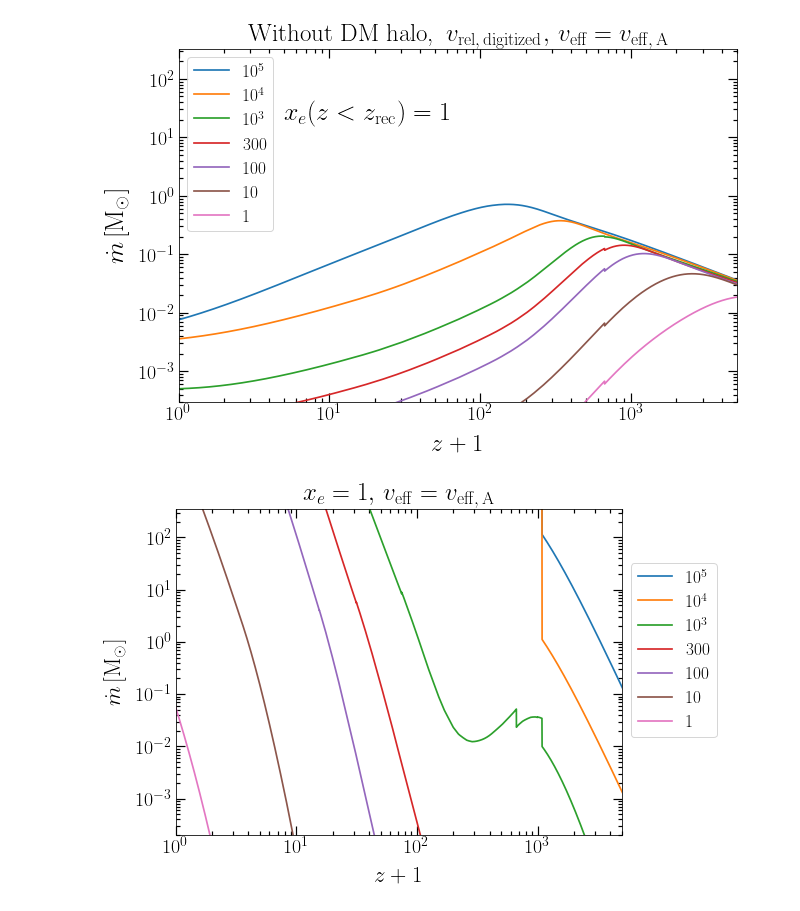
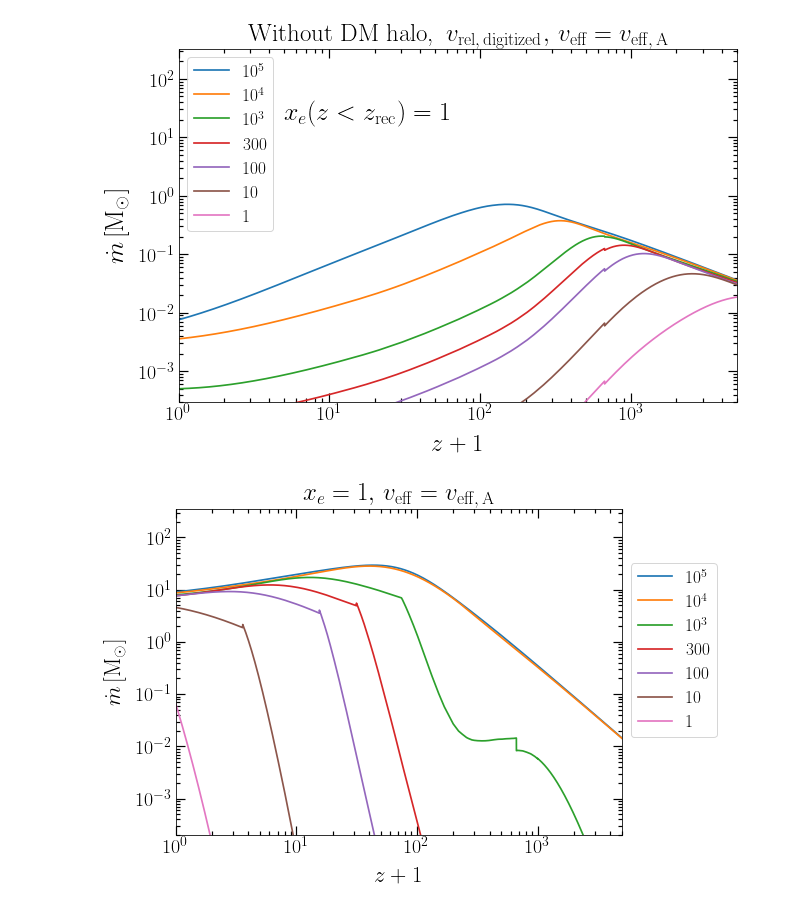
Before and after one commit to pratibhajangra591/project-2, a Jupyter notebook: m_dot.ipynb, the cells around one changed output. Drawn from its saved outputs; the diff is of its cells as text; code cells hidden in the pictures.

```diff
--- a/m_dot.ipynb
+++ b/m_dot.ipynb
@@ -168,6 +168,9 @@ def m_dot_DMhalo_veffA(z, m):
             return  c_s(z) * np.sqrt(1 + (Mach_number(z)**2))
 
 
+    def M_halo(z, m):
+            return 3 * y * (((1+z)/1000)**(-1))
+
 
 
     def β_cap(z, m):
@@ -176,7 +179,7 @@ def m_dot_DMhalo_veffA(z, m):
                 return 1
             else:
                 return e_fraction
-        return  1e-4 * y * (((1+z)/1000)**(3/2)) *  (((5.74e3 * (yr/pc))/v_eff(z))**3) * (0.257 + 1.45 * (x_e(z)/0.01) * (((1+z)/1000)**(5/2)))
+        return  1e-4 * M_halo(z, m) * (((1+z)/1000)**(3/2)) *  (((5.74e3 * (yr/pc))/v_eff(z))**3) * (0.257 + 1.45 * (x_e(z)/0.01) * (((1+z)/1000)**(5/2)))
 
 
 
@@ -185,31 +188,30 @@ def m_dot_DMhalo_veffA(z, m):
 
 
     def k(z, m):
-        def M_halo(z, m):
-            return 3 * y * (((1+z)/1000)**(-1))
         return 0.22 * ((1+z)/1000) * (M_halo(z, m)**(2/3)) * (((1e3 * (yr/pc))/v_eff(z))**2)
-
-    alpha = 2.25
-    p = 3 - alpha
-    power = p/(1-p)
-
-    def β_cap_halo(z, m):
-        return (k(z, m)**power) * β_cap(z, m)
-
-
-    def x_cr_halo(z, m):
-        return ((k(z, m)/2)**power) * ((-1 + np.sqrt(1 + β_cap_halo(z, m)))/β_cap_halo(z, m))
 
 
     if k(z, m) < 2:
         def λ(z, m):
+            alpha = 2.25
+            p = 3 - alpha
+            power = p/(1-p)
+
+            def β_cap_halo(z, m):
+                return (k(z, m)**power) * β_cap(z, m)
+
+
+            def x_cr_halo(z, m):
+                return ((k(z, m)/2)**power) * ((-1 + np.sqrt(1 + β_cap_halo(z, m)))/β_cap_halo(z, m)) #((-1 + np.sqrt(1 + β_cap(z, m)))/β_cap(z, m))
+
             def gamma_bar(z, m):
                 return ((1 + 10 * β_cap_halo(z, m))**(1/10)) * np.exp(2 - k(z, m)) * ((k(z, m)/2)**2)
+
             return (gamma_bar(z, m)**power) * np.exp((9/2)/(3 + β_cap_halo(z, m)*(0.75))) * (x_cr_halo(z, m)**2)
 
     else:
         def λ(z, m):
-            return np.exp((9/2)/(3 + β_cap_halo(z, m)*(0.75))) * (x_cr_halo(z, m)**2)
+            return np.exp((9/2)/(3 + β_cap(z, m)*(0.75))) * (x_cr(z, m)**2)
 
     return  0.016 * λ(z, m) * (((1+z)/1000)) * y  * (((5.74e3 * (yr/pc))/v_eff(z))**3)
 # %%
@@ -218,35 +220,35 @@ fig,ax = plt.subplots(1, figsize = (8, 6))
 plt.rc('lines', linewidth = 1.7)
 plt.rcParams['font.family'] = 'serif'
 plt.tick_params(axis = 'both', right=True, top=True, which = 'minor', width= 1.2, length = 4, direction = 'in')
 plt.tick_params(axis = 'both', right=True, top=True, which = 'major', width= 1.2, length = 9, direction = 'in')
 
 
 mi_arr = np.array([1e5, 1e4, 1000, 300, 100, 10, 1])
 z_arr = np.geomspace(1e4, 1, 10000)
 m_dot_arr = np.zeros(len(z_arr))
 
 
 
-e_fraction = 1e-3
+e_fraction = 1
 for i, m in enumerate(mi_arr):
     for i, z in enumerate(z_arr):
         m_dot_arr[i] = m_dot_DMhalo_veffA(z, m)
     plt.loglog(z_arr, m_dot_arr)
 
 
 plt.xlabel('$z+1$',  fontsize = 23, labelpad = 10)
 plt.ylabel('$\dot m \, \mathrm{[M_{\odot}]}$', fontsize = 23, labelpad = 10)
 plt.xticks(fontsize = 20)
 plt.yticks(fontsize = 20)
 plt.legend( [ '$10^{5}$' ,  '$10^{4}$', '$10^{3}$', '$300$','$100$', '$10$','$1$'],
            title_fontsize = 12, loc = (1.02, 0.3), prop = {"size":17.3})
 plt.ylim(2e-4, 350)
 plt.xlim(1, 5000)
 plt.title('$x_{e} = 1, \, v_\mathrm{eff} = v_\mathrm{eff,\, A}$', fontsize = 25, pad = 8)
 #plt.savefig('m_dot_DMhalo_xe1.pdf', bbox_inches = 'tight')
 plt.show()
 # %% [output]
-[figure, old version]
+[figure, new version]
 # %%
 def M_halo(z, m):
         f_pbh = 1e-3
```
